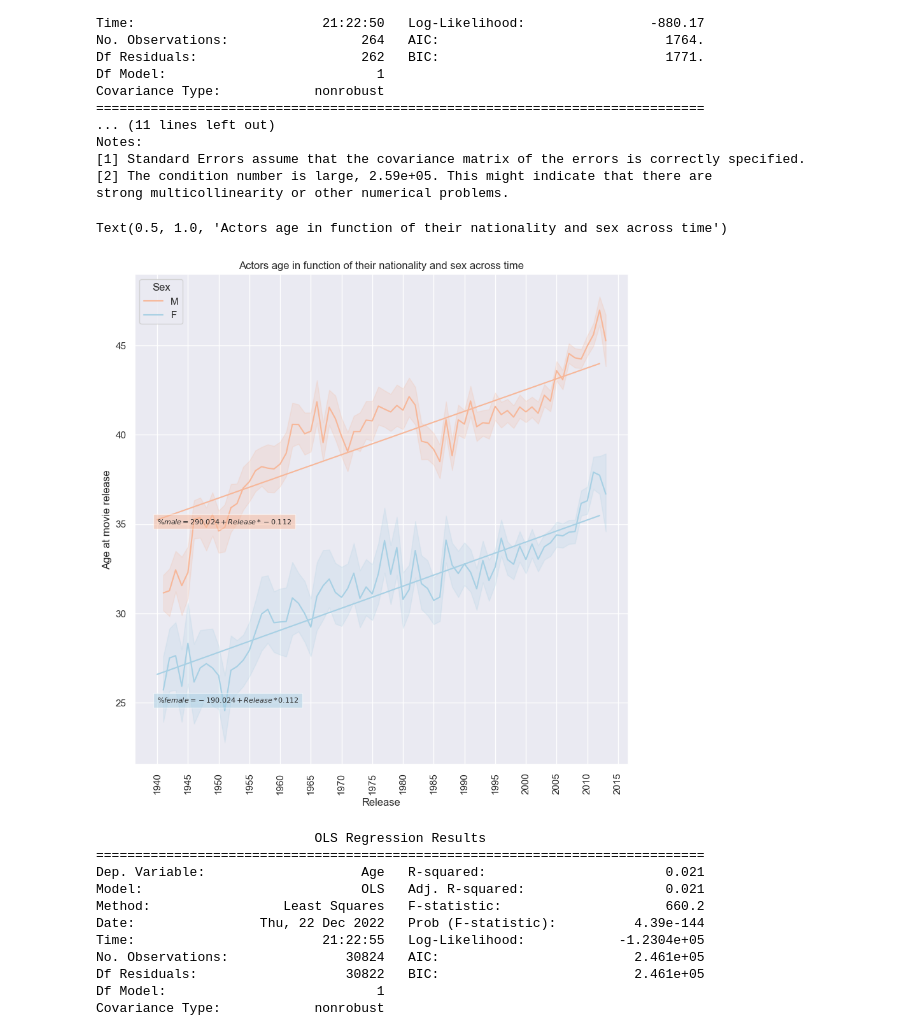
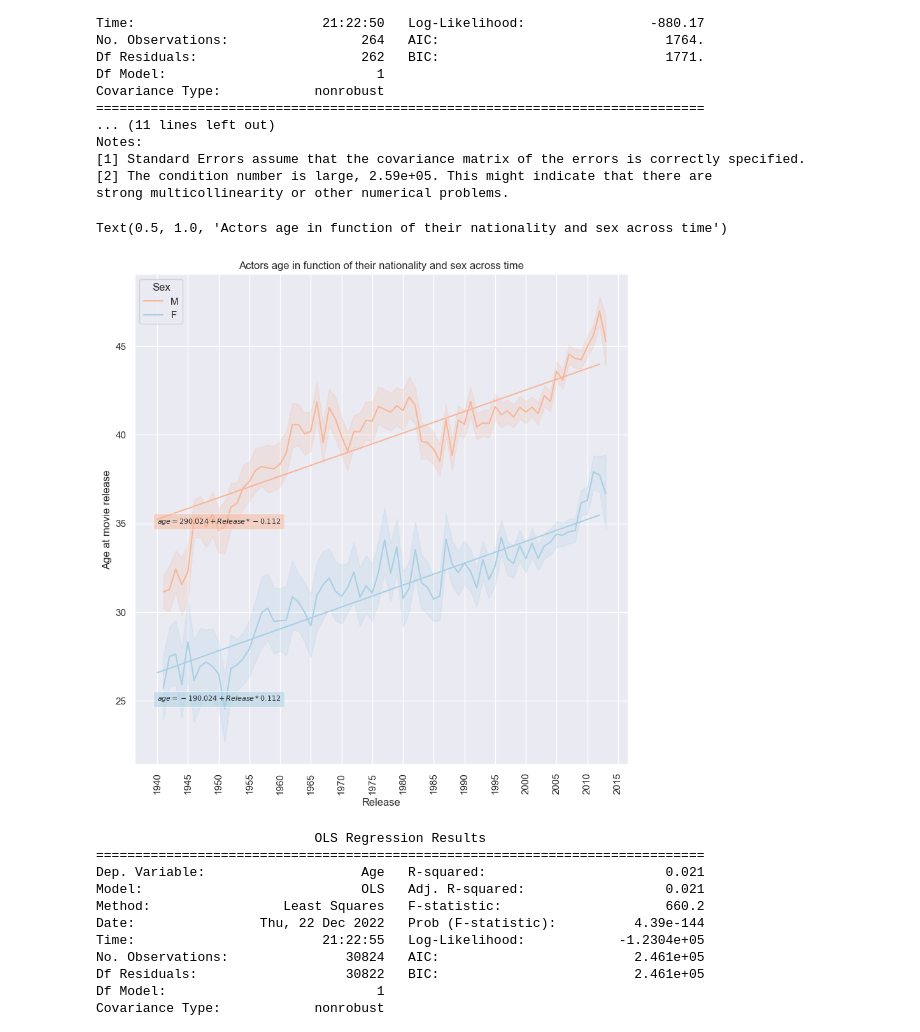
Before and after one commit to epfl-ada/ada-2022-project-rlab, a Jupyter notebook: Initial_Analysis_and_Ethnicity_Representation.ipynb, the cells around one changed output. Saved outputs shown, nothing was run; the diff lists cells and outputs as text; code cells hidden in the pictures.

```diff
--- a/Initial_Analysis_and_Ethnicity_Representation.ipynb
+++ b/Initial_Analysis_and_Ethnicity_Representation.ipynb
@@ -403,36 +403,36 @@ tmp = tmp[tmp["Age at movie release"]>0][tmp["Release"]>1940]
 
 sns.lineplot(data=tmp, x = "Release", y="Age at movie release", hue="Sex")
 
 
 tmp = tmp.rename(columns={"Age at movie release": "Age"})
 
 # Perform regression analysis
 
 # Declares the model
 mod = smf.ols(formula='Age ~ Release', data=tmp[tmp["Sex"].isin(["M"])])
 
 np.random.seed(2)
 resM = mod.fit()
 mod = smf.ols(formula='Age ~ Release', data=tmp[tmp["Sex"].isin(["F"])])
 beta_age_M = resM.params
 
 np.random.seed(2)
 resF = mod.fit()
 beta_age_F = resF.params
 
 
 plt.plot(R, R*beta_age_F[1]+beta_age_F[0])
 plt.plot(R, R*beta_age_M[1]+beta_age_M[0])
-plt.text(1940, 35, f'$\%male =  {np.round(betaM[0],3)}+Release * {np.round(betaM[1], 3)}$', fontsize = 8,
+plt.text(1940, 35, f'$age =  {np.round(betaM[0],3)}+Release * {np.round(betaM[1], 3)}$', fontsize = 8,
          bbox = dict(facecolor = s.as_hex()[0], alpha = 0.5))
-plt.text(1940, 25, f'$\%female = {np.round(betaF[0],3)}+Release * {np.round(betaF[1],3)}$', fontsize = 8,
+plt.text(1940, 25, f'$age = {np.round(betaF[0],3)}+Release * {np.round(betaF[1],3)}$', fontsize = 8,
          bbox = dict(facecolor = s.as_hex()[1], alpha = 0.5))
 plt.xticks(rotation=90)
 plt.locator_params(axis='x', nbins=20)
 plt.title('Actors age in function of their nationality and sex across time')
 # %% [output]
 Text(0.5, 1.0, 'Actors age in function of their nationality and sex across time')
-[figure, old version]
+[figure, new version]
 # %%
 print(resF.summary())
 # %% [output]
```
